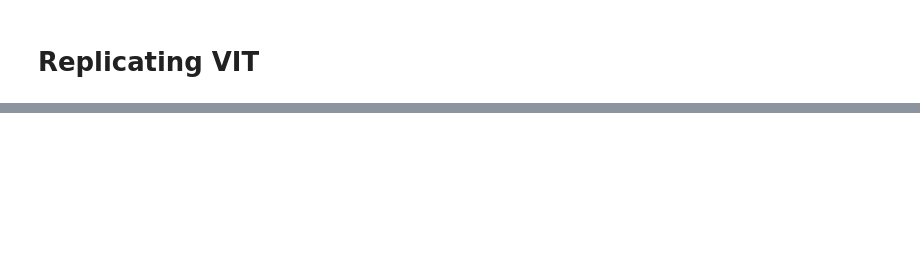
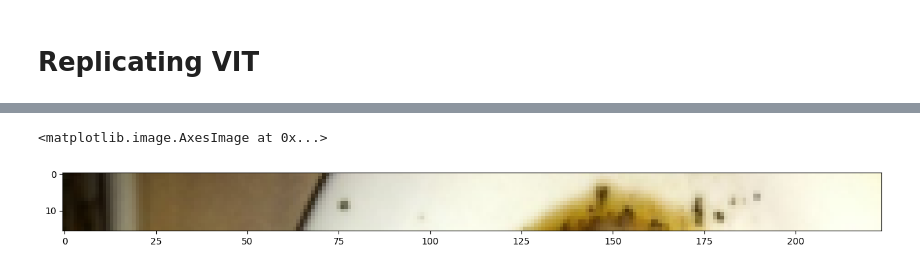
Before and after one commit to hrnnikolov/ML_models, a Jupyter notebook: PyTorch_paper_replicating.ipynb, the cells around one changed output, grey strips where cells are left out. Saved outputs shown, nothing was run; the diff lists cells and outputs as text; code cells hidden in the pictures; blank space fills up the shorter version.

```diff
--- a/PyTorch_paper_replicating.ipynb
+++ b/PyTorch_paper_replicating.ipynb
@@ -114,2 +114,12 @@ plt.axis('off');
 # %% [markdown]
 # Replicating VIT
+# %%
+#Create example balues
+height = 224
+width = 224
+color_channels = 3
+patch_size = 16
+
+#Calculate number of patches
+number_of_patches = int((height * width) / patch_size**2)
+number_of_patches
@@ -115,0 +152,10 @@ plt.axis('off');
+# %%
+#get the top row
+permuted_image = img.permute(2, 1, 0)
+
+path_size = 16
+plt.figure(figsize=(patch_size, patch_size))
+plt.imshow(permuted_image[:patch_size, :,  :])
+# %% [output]
+<matplotlib.image.AxesImage at 0x...>
+[figure, added]
```
Also changed, not shown: parts of 32 cells of this notebook.
